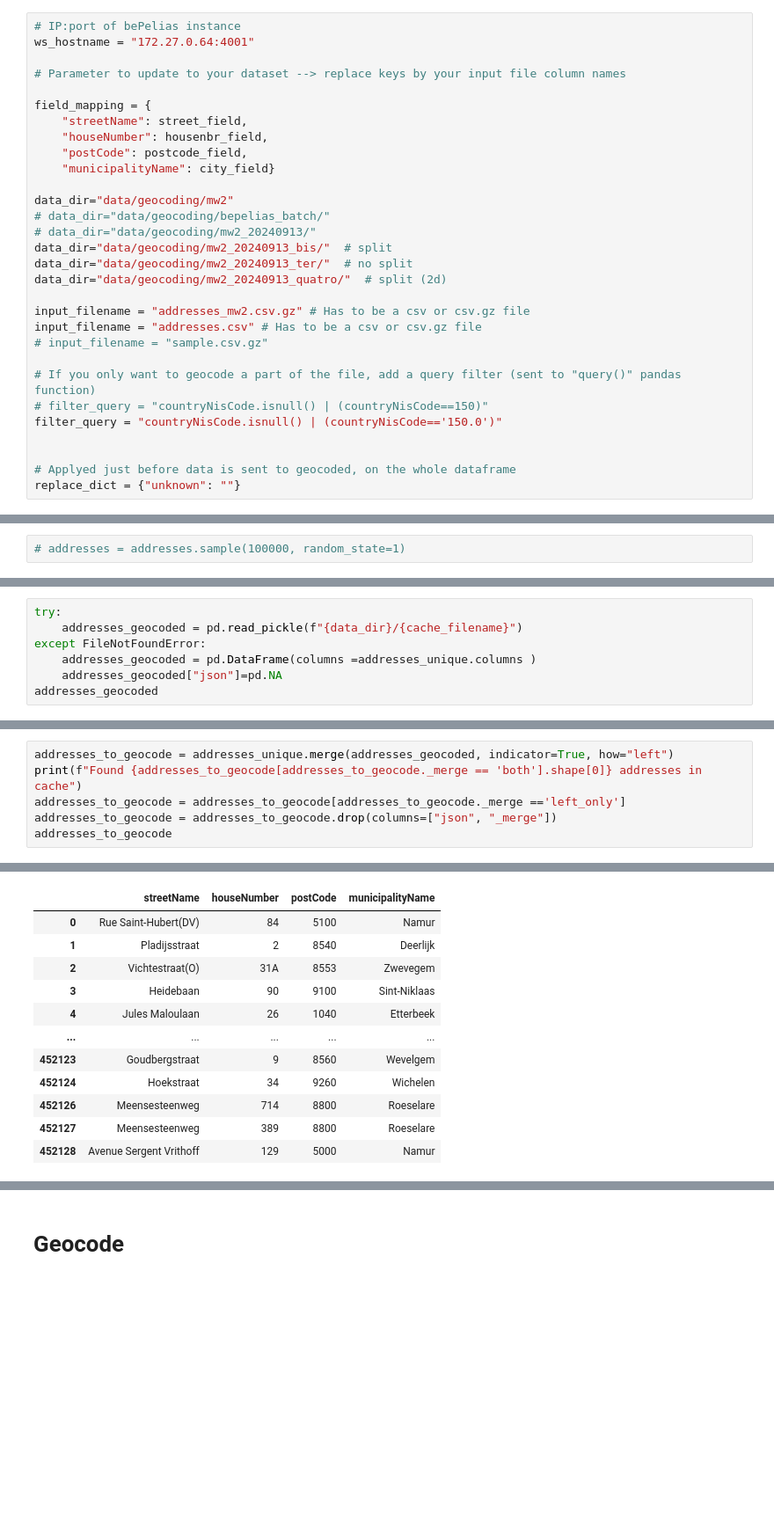
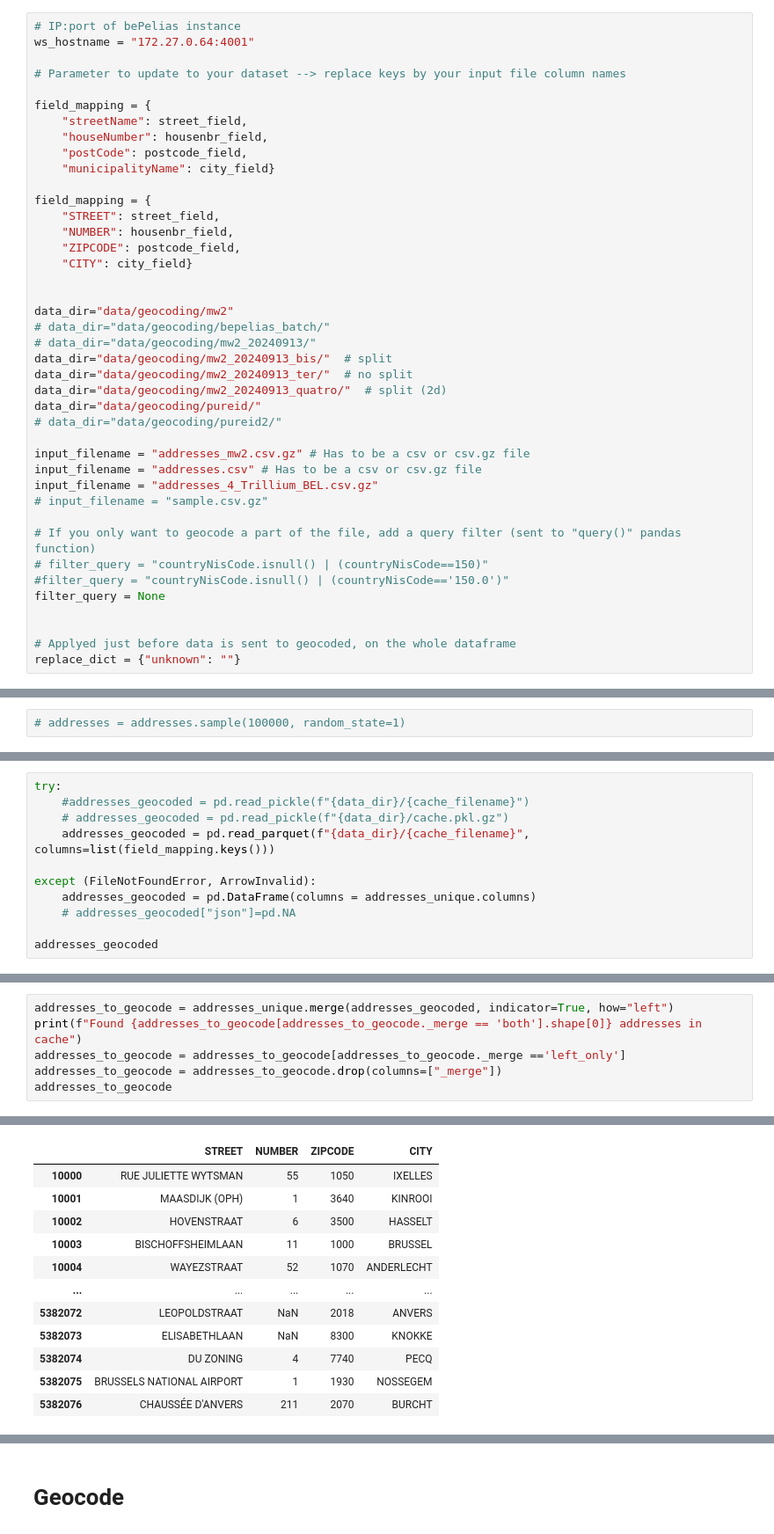
Before and after one commit to SmalsResearch/GISAnalytics, a Jupyter notebook: bePelias_batch_geocoder.ipynb, the cells around one changed output, grey strips where cells are left out. Shown at 88% size. Drawn from its saved outputs; the diff is of its cells as text; blank space fills up the shorter version.

```diff
--- a/bePelias_batch_geocoder.ipynb
+++ b/bePelias_batch_geocoder.ipynb
@@ -41,20 +42,31 @@ field_mapping = {
     "postCode": postcode_field,
     "municipalityName": city_field}
 
+field_mapping = {
+    "STREET": street_field,
+    "NUMBER": housenbr_field,
+    "ZIPCODE": postcode_field,
+    "CITY": city_field}
+
+
 data_dir="data/geocoding/mw2"
 # data_dir="data/geocoding/bepelias_batch/"
 # data_dir="data/geocoding/mw2_20240913/"
 data_dir="data/geocoding/mw2_20240913_bis/"  # split
 data_dir="data/geocoding/mw2_20240913_ter/"  # no split
 data_dir="data/geocoding/mw2_20240913_quatro/"  # split (2d)
+data_dir="data/geocoding/pureid/"
+# data_dir="data/geocoding/pureid2/"
 
 input_filename = "addresses_mw2.csv.gz" # Has to be a csv or csv.gz file
 input_filename = "addresses.csv" # Has to be a csv or csv.gz file
+input_filename = "addresses_4_Trillium_BEL.csv.gz"
 # input_filename = "sample.csv.gz"
 
 # If you only want to geocode a part of the file, add a query filter (sent to "query()" pandas function)
 # filter_query = "countryNisCode.isnull() | (countryNisCode==150)"
-filter_query = "countryNisCode.isnull() | (countryNisCode=='150.0')"
+#filter_query = "countryNisCode.isnull() | (countryNisCode=='150.0')"
+filter_query = None
 
 
 # Applyed just before data is sent to geocoded, on the whole dataframe
@@ -236,8 +252,12 @@ Unique addresses : 452129 rows
 # %%
 try:
-    addresses_geocoded = pd.read_pickle(f"{data_dir}/{cache_filename}")
-except FileNotFoundError:
-    addresses_geocoded = pd.DataFrame(columns =addresses_unique.columns )
-    addresses_geocoded["json"]=pd.NA
+    #addresses_geocoded = pd.read_pickle(f"{data_dir}/{cache_filename}")
+    # addresses_geocoded = pd.read_pickle(f"{data_dir}/cache.pkl.gz")
+    addresses_geocoded = pd.read_parquet(f"{data_dir}/{cache_filename}", columns=list(field_mapping.keys()))
+
+except (FileNotFoundError, ArrowInvalid):
+    addresses_geocoded = pd.DataFrame(columns = addresses_unique.columns)
+    # addresses_geocoded["json"]=pd.NA
+
 addresses_geocoded
 # %% [output]
@@ -258,6 +287,6 @@ addresses_geocoded
 addresses_to_geocode = addresses_unique.merge(addresses_geocoded, indicator=True, how="left")
 print(f"Found {addresses_to_geocode[addresses_to_geocode._merge == 'both'].shape[0]} addresses in cache")
 addresses_to_geocode = addresses_to_geocode[addresses_to_geocode._merge =='left_only']
-addresses_to_geocode = addresses_to_geocode.drop(columns=["json", "_merge"])
+addresses_to_geocode = addresses_to_geocode.drop(columns=["_merge"])
 addresses_to_geocode
 # %% [output]
@@ -265,12 +294,12 @@ Found 71104 addresses in cache
-|  | streetName | houseNumber | postCode | municipalityName |
-| 0 | Rue Saint-Hubert(DV) | 84 | 5100 | Namur |
-| 1 | Pladijsstraat | 2 | 8540 | Deerlijk |
-| 2 | Vichtestraat(O) | 31A | 8553 | Zwevegem |
-| 3 | Heidebaan | 90 | 9100 | Sint-Niklaas |
-| 4 | Jules Maloulaan | 26 | 1040 | Etterbeek |
+|  | STREET | NUMBER | ZIPCODE | CITY |
+| 10000 | RUE JULIETTE WYTSMAN | 55 | 1050 | IXELLES |
+| 10001 | MAASDIJK (OPH) | 1 | 3640 | KINROOI |
+| 10002 | HOVENSTRAAT | 6 | 3500 | HASSELT |
+| 10003 | BISCHOFFSHEIMLAAN | 11 | 1000 | BRUSSEL |
+| 10004 | WAYEZSTRAAT | 52 | 1070 | ANDERLECHT |
 | ... | ... | ... | ... | ... |
-| 452123 | Goudbergstraat | 9 | 8560 | Wevelgem |
-| 452124 | Hoekstraat | 34 | 9260 | Wichelen |
-| 452126 | Meensesteenweg | 714 | 8800 | Roeselare |
-| 452127 | Meensesteenweg | 389 | 8800 | Roeselare |
-| 452128 | Avenue Sergent Vrithoff | 129 | 5000 | Namur |
+| 5382072 | LEOPOLDSTRAAT | NaN | 2018 | ANVERS |
+| 5382073 | ELISABETHLAAN | NaN | 8300 | KNOKKE |
+| 5382074 | DU ZONING | 4 | 7740 | PECQ |
+| 5382075 | BRUSSELS NATIONAL AIRPORT | 1 | 1930 | NOSSEGEM |
+| 5382076 | CHAUSSÉE D'ANVERS | 211 | 2070 | BURCHT |
```
Also changed, not shown: parts of 44 cells of this notebook, 6 other files.
